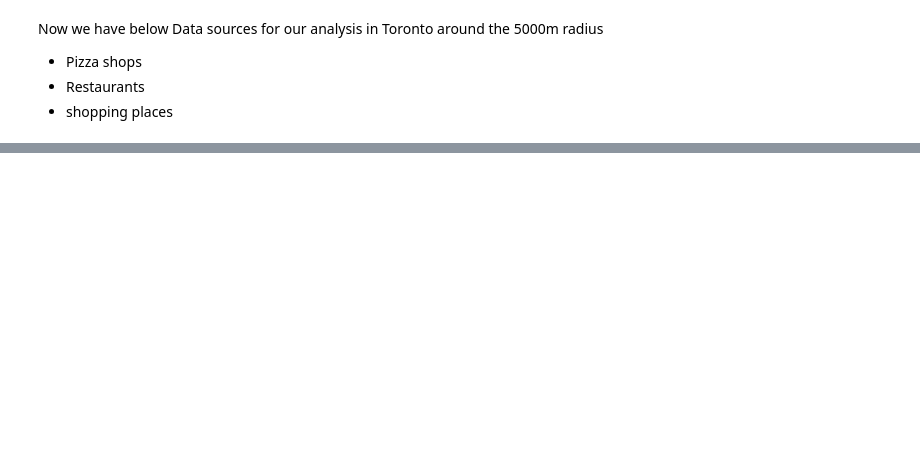
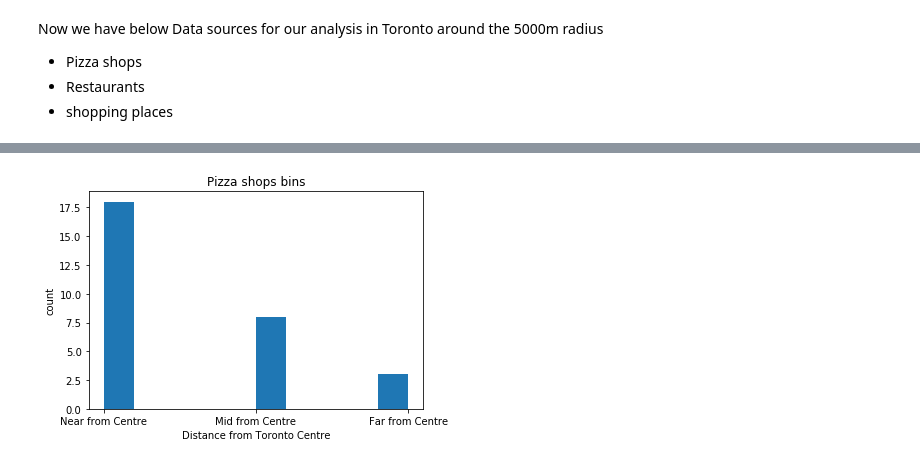
Before and after one commit to vinothai/Coursera_IBM_Capstone, a Jupyter notebook: TheBattleOfNeighborhoods.ipynb, the cells around one changed output, grey strips where cells are left out. Cells and saved outputs as stored; diff of their text form; code cells hidden in the pictures; blank space fills up the shorter version.

```diff
--- a/TheBattleOfNeighborhoods.ipynb
+++ b/TheBattleOfNeighborhoods.ipynb
@@ -193,7 +227,7 @@ results = requests.get(url).json()
 venues = results['response']['venues']
 
 # tranform venues into a dataframe
-df = json_normalize(venues)
+df = pd.json_normalize(venues)
 df_shopping = df[['name', 'location.lat', 'location.lng', 'location.distance', 'location.postalCode']]
 df_shopping.columns = ['Name', 'Latitude', 'Longitude', 'Distance', 'PostalCode' ]
 df_shopping
@@ -219,0 +279,2 @@ Now we have below Data sources for our analysis in Toronto around the 5000m radi
+# %%
+df_data = df_pizza.append(df_restaur.append(df_shopping , sort = False), sort = False)
@@ -219,0 +297,6 @@ Now we have below Data sources for our analysis in Toronto around the 5000m radi
+# %%
+bins = np.linspace(min(df_pizza['Distance']), max(df_pizza['Distance']), 4)
+group_names = ["Near from Centre", "Mid from Centre", "Far from Centre"]
+df_pizza['Distance-bin'] = pd.cut(df_pizza['Distance'], bins, labels = group_names, include_lowest=True)
+
+df_pizza.head()
@@ -219,0 +310,10 @@ Now we have below Data sources for our analysis in Toronto around the 5000m radi
+# %%
+plt.hist(df_pizza['Distance-bin'])
+#plt.bar(group_names, df_pizza["Distance-bin"].value_counts())
+
+plt.xlabel("Distance from Toronto Centre")
+plt.ylabel("count")
+plt.title("Pizza shops bins")
+plt.show()
+# %% [output]
+[figure, added]
```
Also changed, not shown: parts of 32 cells of this notebook, 1 other file.
